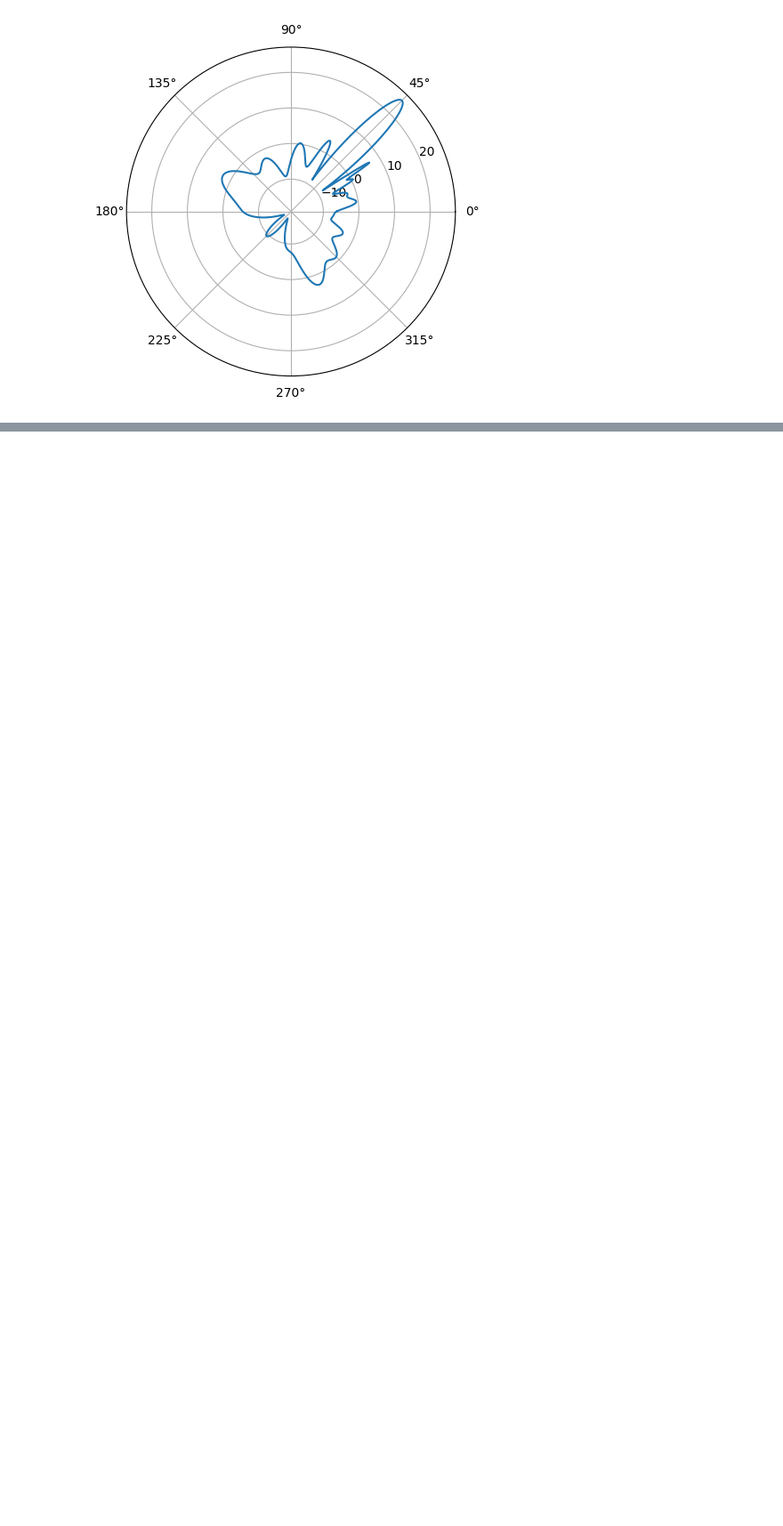
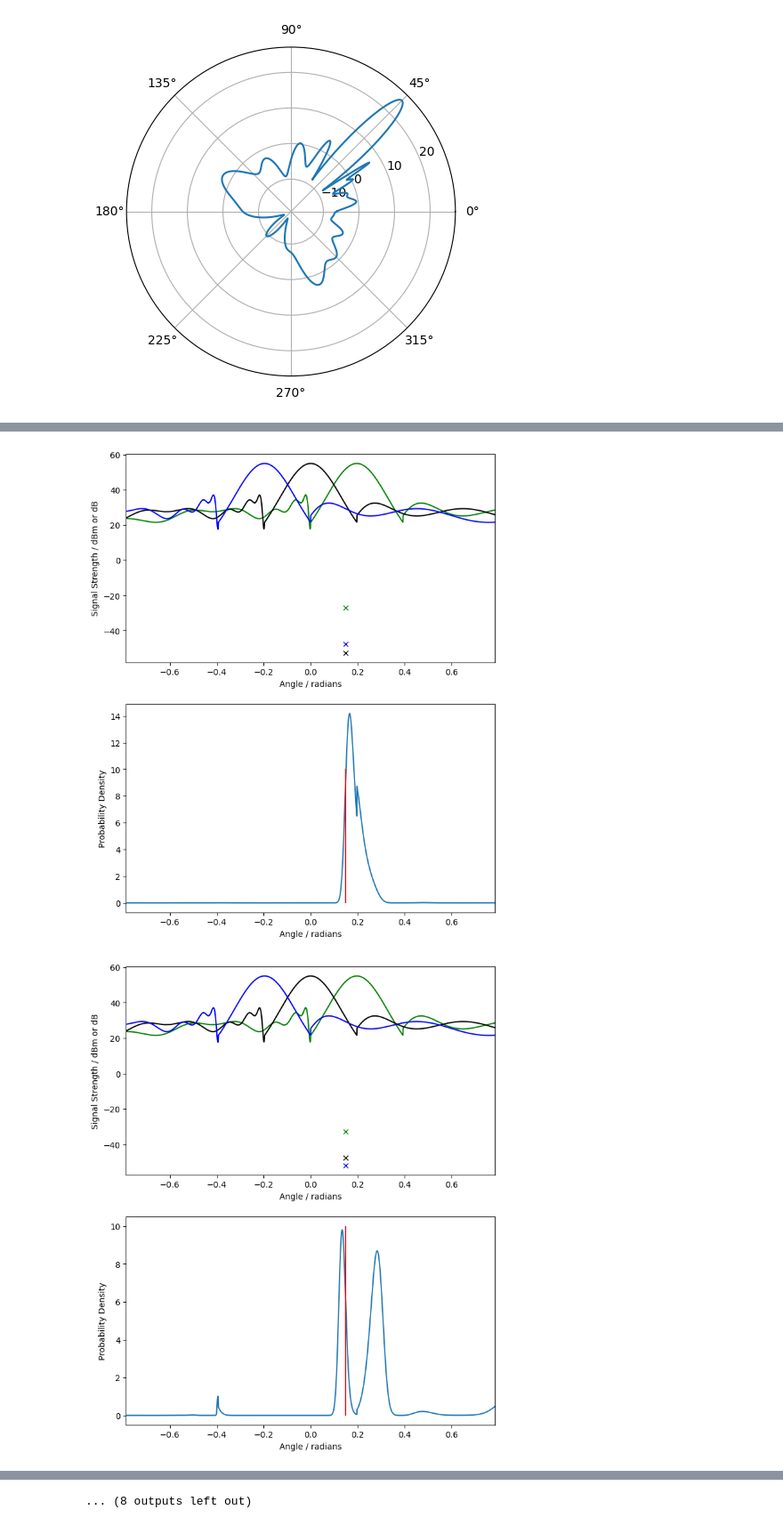
Before and after one commit to Aplefen1/BeeTrackingDiss, a Jupyter notebook: Angle Probability/tests.ipynb, the cells around one changed output, grey strips where cells are left out. Shown at 89% size. Cells and saved outputs as stored; diff of their text form; code cells hidden in the pictures; blank space fills up the shorter version.

```diff
--- a/Angle Probability/tests.ipynb
+++ b/Angle Probability/tests.ipynb
@@ -170,0 +187,33 @@ model.test_estimation()
+# %%
+from Antenna import Antenna
+from Array import Array
+from Model import Model
+
+import pandas as pd
+import scipy.io
+import numpy as np
+import matplotlib.pyplot as plt
+%matplotlib inline
+
+m = Model(0,100, np.pi/16)
+high = np.pi
+low = -np.pi
+'''
+for angle in np.linspace(low,high,40):
+    m.set_reciver_angle(angle)
+    m.estimate_angle_vector(high,low)"
+'''
+a = np.zeros(20)
+a.fill(np.random.uniform(-np.pi/2, np.pi/2))
+
+for angle in a:
+    m.set_reciver_angle(angle)
+    m.plot_estimation_vectors(np.pi/4,-np.pi/4)
+
+#Rejection sampling
+#exponential equal to 1 for pattern
+#Should add up to 2pi
+#Angle optimisation
+# %% [output]
+[figure, added]
+[figure, added]
@@ -171,3 +230,4 @@ model.test_estimation()
+... (8 outputs left out)
 # %%
 from Antenna import Antenna
 from Array import Array
```
Also changed, not shown: parts of 3 cells of this notebook, 11 other files.
